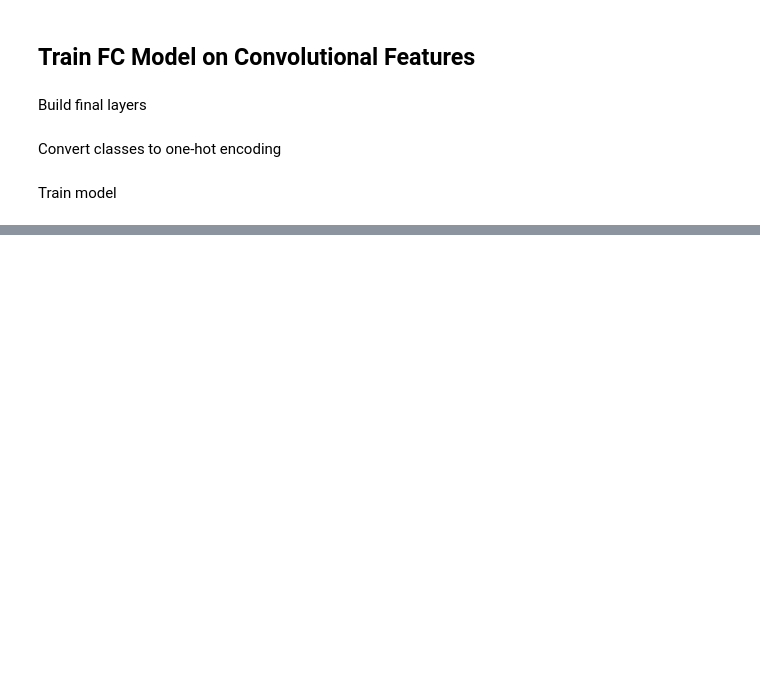
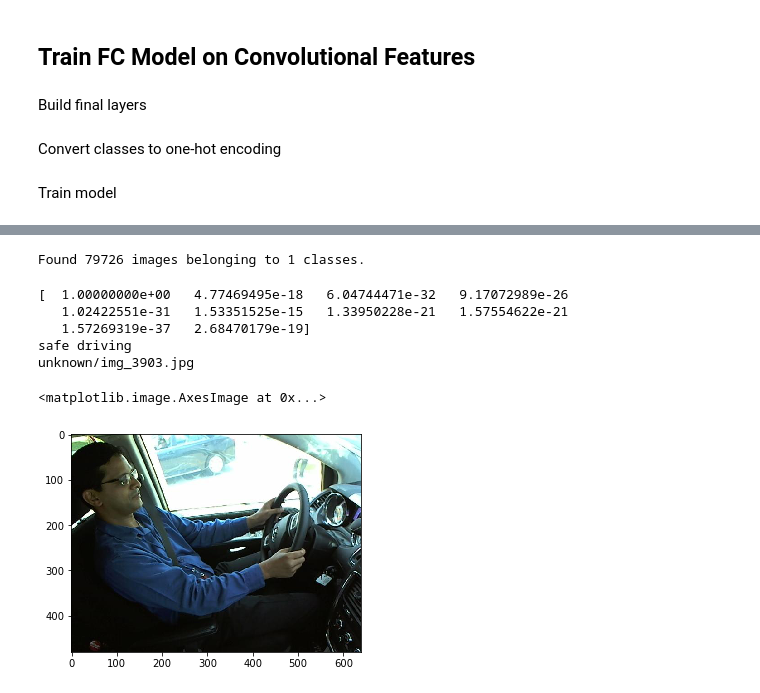
Before and after one commit to iandreariley/fast-ai-exercises, a Jupyter notebook: cnn/Distracted_Driver_Finetune_Precomputed.ipynb, the cells around one changed output, grey strips where cells are left out. Cells and saved outputs as stored; diff of their text form; code cells hidden in the pictures; blank space fills up the shorter version.

```diff
--- a/cnn/Distracted_Driver_Finetune_Precomputed.ipynb
+++ b/cnn/Distracted_Driver_Finetune_Precomputed.ipynb
@@ -152,0 +348,40 @@ _________________________________________________________________
+# %%
+def get_predictions(m):
+    test_dir = '../../data/distracted_drivers/test/'
+    test_gen = image.ImageDataGenerator()
+    test_batches = test_gen.flow_from_directory(test_dir, target_size=(224, 224), batch_size=128, shuffle=False)
+    predictions = m.predict_generator(
+        test_batches,
+        steps=math.ceil(test_batches.n / test_batches.batch_size))
+    return test_batches.filenames, predictions
+# %%
+model = keras.applications.VGG16()
+
+for i in range(5):
+    model.layers.pop()
+
+model = keras.models.Sequential(model.layers)
+# %%
+model.add(model_fc)
+# %%
+fnames, predictions = get_predictions(model)
+# %% [output]
+Found 79726 images belonging to 1 classes.
+# %%
+import matplotlib.pyplot as plt
+import scipy
+import random
+test_dir = '../../data/distracted_drivers/test/'
+n = random.randrange(79726)
+print(predictions[n])
+print(classes[np.argmax(predictions[n])])
+print(fnames[n])
+plt.imshow(scipy.ndimage.imread(os.path.join(test_dir, fnames[n])))
+# %% [output]
+[  1.00000000e+00   4.77469495e-18   6.04744471e-32   9.17072989e-26
+   1.02422551e-31   1.53351525e-15   1.33950228e-21   1.57554622e-21
+   1.57269319e-37   2.68470179e-19]
+safe driving
+unknown/img_3903.jpg
+<matplotlib.image.AxesImage at 0x...>
+[figure, added]
```
Also changed, not shown: parts of 39 cells of this notebook.
